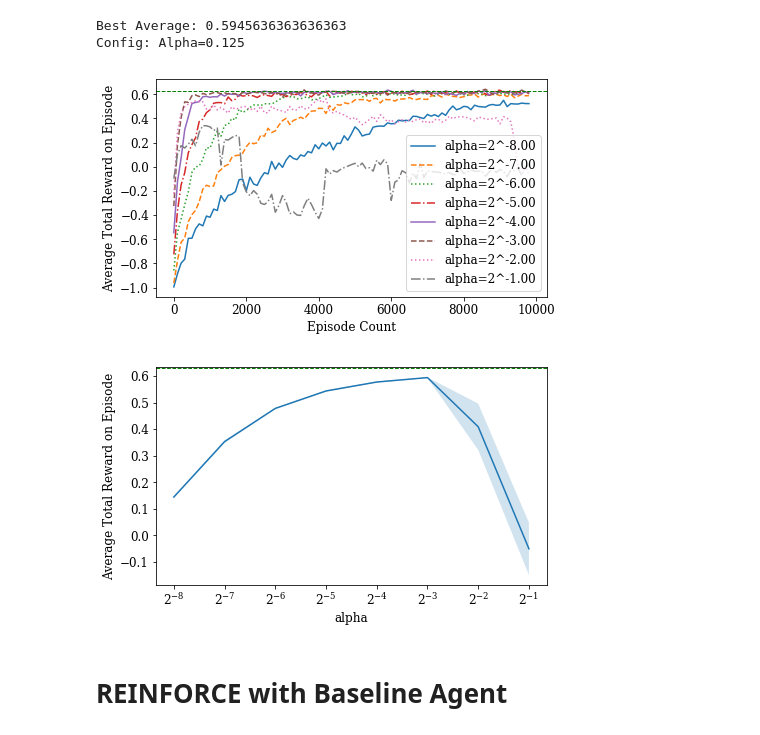
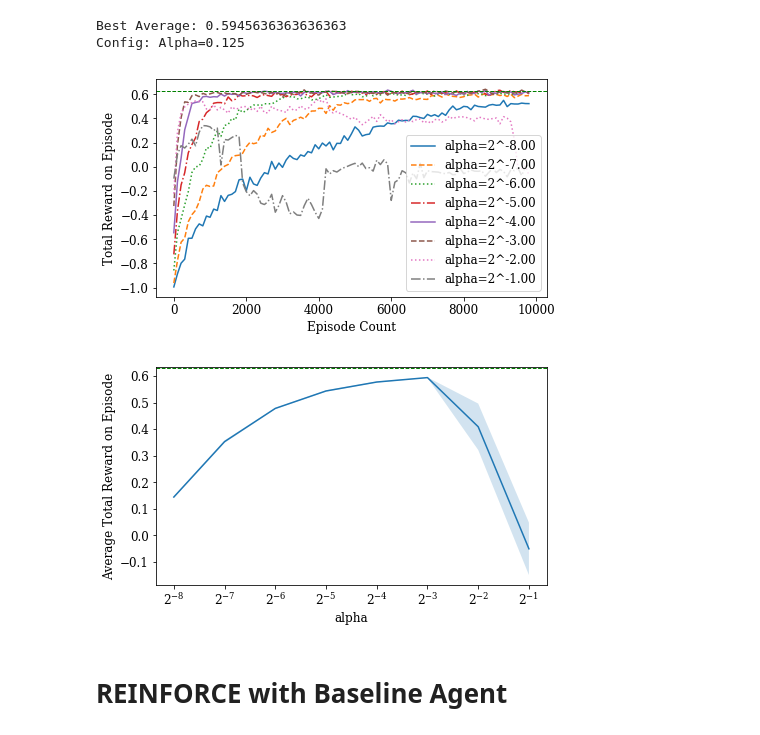
Before and after one commit to nimamahmoudi/rlai-policy-gradient-methods, a Jupyter notebook: final1_smart_vacuum.ipynb, the cells around one changed output. Cells and saved outputs as stored; diff of their text form; code cells hidden in the pictures.

```diff
--- a/final1_smart_vacuum.ipynb
+++ b/final1_smart_vacuum.ipynb
@@ -195,33 +195,33 @@ Config: Alpha=0.125
 # %%
 # Plot over time
 plt.figure(1, figsize=(7,4))
 plt.plot(np.array(list(range(len(all_avg_plots[0]))))*plot_count, np.array(all_avg_plots).T)
 # plt.title(f'Average Return in {episode_count} episodes')
 plt.xlabel(f'Episode Count')
 # plt.ylabel(f'Average Return in {plot_count} episodes')
 # plt.ylabel(f'Total reward on episode averaged over {plot_count} episodes and {num_of_tests} runs')
-plt.ylabel(f'Average Total Reward on Episode')
+plt.ylabel(f'Total Reward on Episode')
 plt.legend([f'alpha={alpha_base}^{alpha_pow:.2f}' for alpha_pow in alpha_pows])
 plt.axhline(y=best_performance, linewidth=1, color="g", linestyle='--')
 # plt.ylim(best_performance-2.13,best_performance+.07)
 plt.savefig(f'{figs_folder}smart_vac_{agent_name}_episodes_{episode_count}.pdf')
 
 
 # Plot Average Performance
 plt.figure(2, figsize=(7,4))
 plt.semilogx(alphas, all_avgs, basex=alpha_base)
 se = np.array(all_stds) / np.sqrt(num_of_tests)
 plt.fill_between(alphas, all_avgs - se, all_avgs + se, alpha=0.2)
 # plt.title(f'Average Return in {episode_count} episodes')
 plt.xlabel('alpha')
 # plt.ylabel('Average Return')
 # plt.ylabel(f'Total reward on episodes averaged over {num_of_tests} runs')
 plt.ylabel(f'Average Total Reward on Episode')
 plt.axhline(y=best_performance, linewidth=1, color="g", linestyle='--')
 # plt.ylim(best_performance-2.13,best_performance+.07)
 plt.savefig(f'{figs_folder}smart_vac_{agent_name}_episodes_{episode_count}_all.pdf')
 # %% [output]
-[figure, old version]
+[figure, new version]
 [figure]
 # %% [markdown]
 # REINFORCE with Baseline Agent
```
Also changed, not shown: parts of 1 cell of this notebook, 9 other files.
